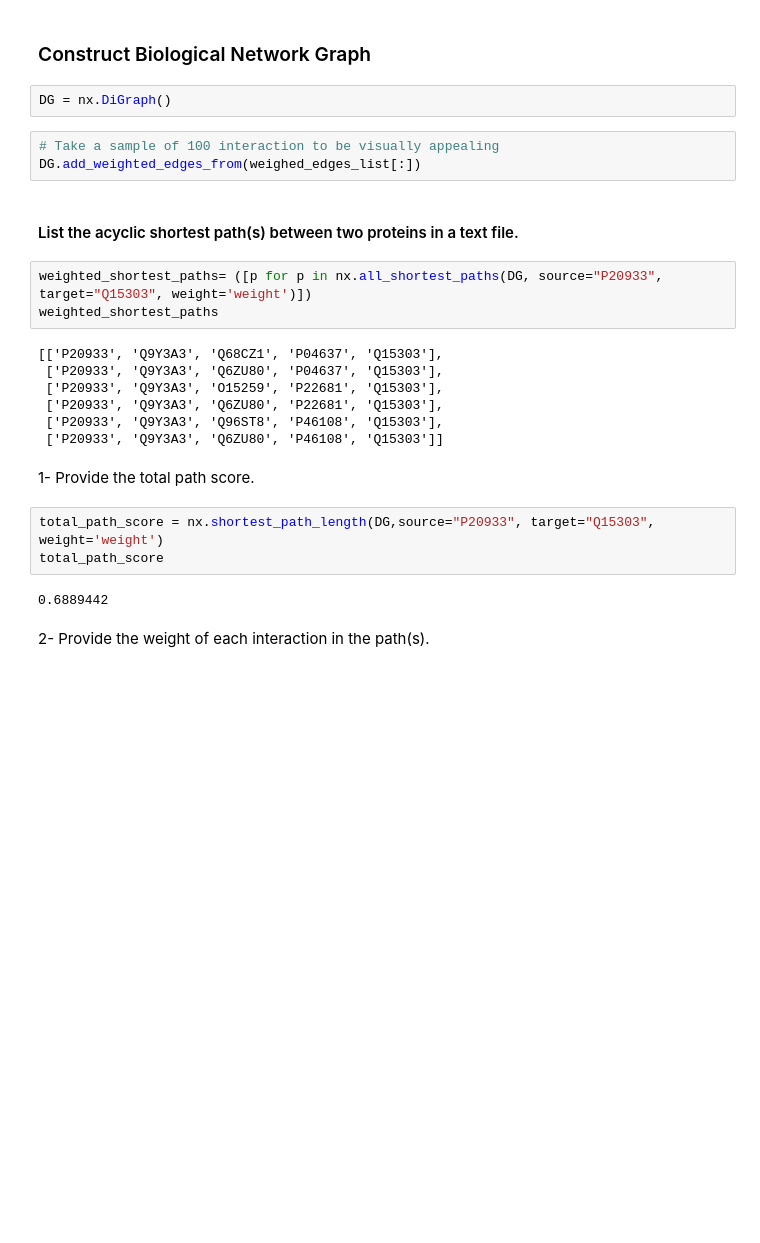
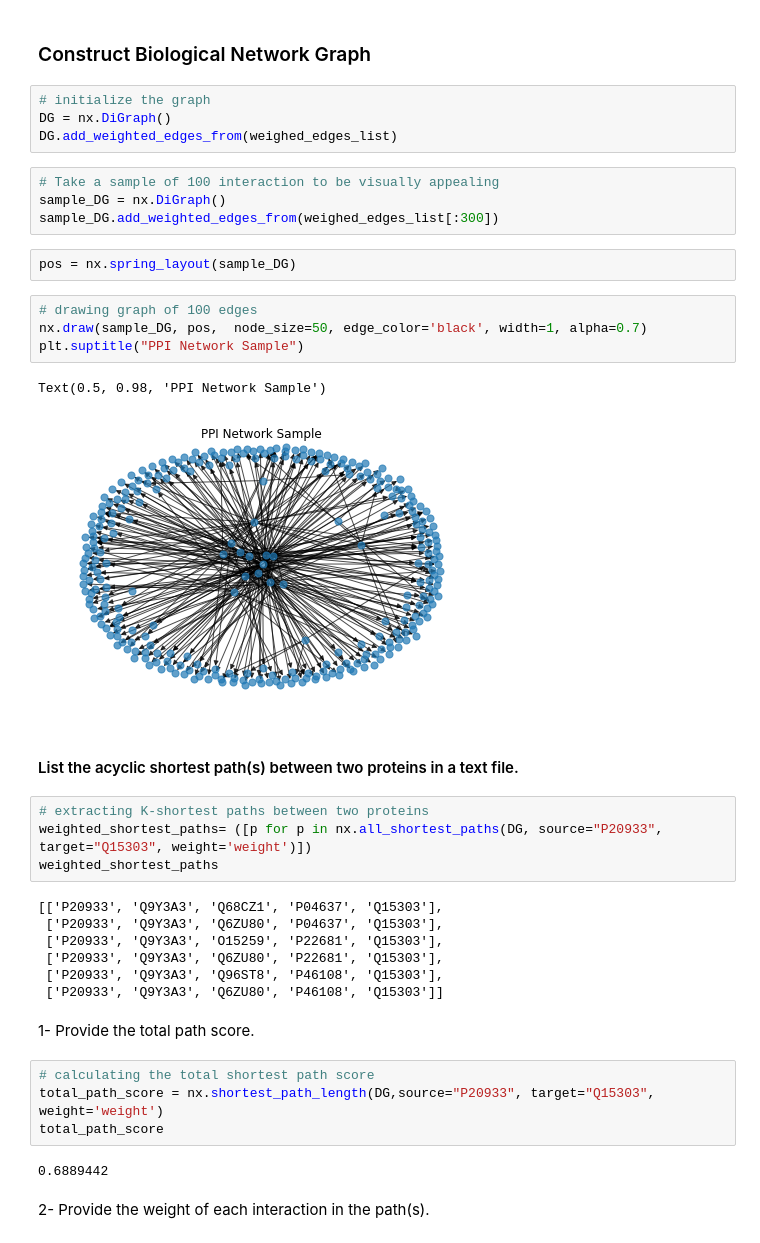
Before and after one commit to mahmoud1yaser/Computational-Analysis-Biological-Networks, a Jupyter notebook: Biological_Network.ipynb, the cells around one changed output. Saved outputs shown, nothing was run; the diff lists cells and outputs as text; blank space fills up the shorter version.

```diff
--- a/Biological_Network.ipynb
+++ b/Biological_Network.ipynb
@@ -79,14 +91,27 @@ As the number of heads is very close to the number of tails, we may assume that
     - Redundancy: A balanced PPI network is likely to have a high degree of redundancy, with many proteins having similar interactions and functional roles.
 # %% [markdown]
 ### Construct Biological Network Graph
-# %%
-DG = nx.DiGraph()
+# %%
+# initialize the graph
+DG = nx.DiGraph()
+DG.add_weighted_edges_from(weighed_edges_list)
 # %%
 # Take a sample of 100 interaction to be visually appealing
-DG.add_weighted_edges_from(weighed_edges_list[:])
+sample_DG = nx.DiGraph()
+sample_DG.add_weighted_edges_from(weighed_edges_list[:300])
+# %%
+pos = nx.spring_layout(sample_DG)
+# %%
+# drawing graph of 100 edges
+nx.draw(sample_DG, pos,  node_size=50, edge_color='black', width=1, alpha=0.7)
+plt.suptitle("PPI Network Sample")
+# %% [output]
+Text(0.5, 0.98, 'PPI Network Sample')
+[figure, added]
 # %% [markdown]
 #### List the acyclic shortest path(s) between two proteins in a text file.
 # %%
+# extracting K-shortest paths between two proteins
 weighted_shortest_paths= ([p for p in nx.all_shortest_paths(DG, source="P20933", target="Q15303", weight='weight')])
 weighted_shortest_paths
 # %% [output]
@@ -99,6 +124,7 @@ weighted_shortest_paths
 # %% [markdown]
 1- Provide the total path score.
 # %%
+# calculating the total shortest path score
 total_path_score = nx.shortest_path_length(DG,source="P20933", target="Q15303", weight='weight')
 total_path_score
 # %% [output]
```
Also changed, not shown: parts of 17 cells of this notebook, 3 other files.
